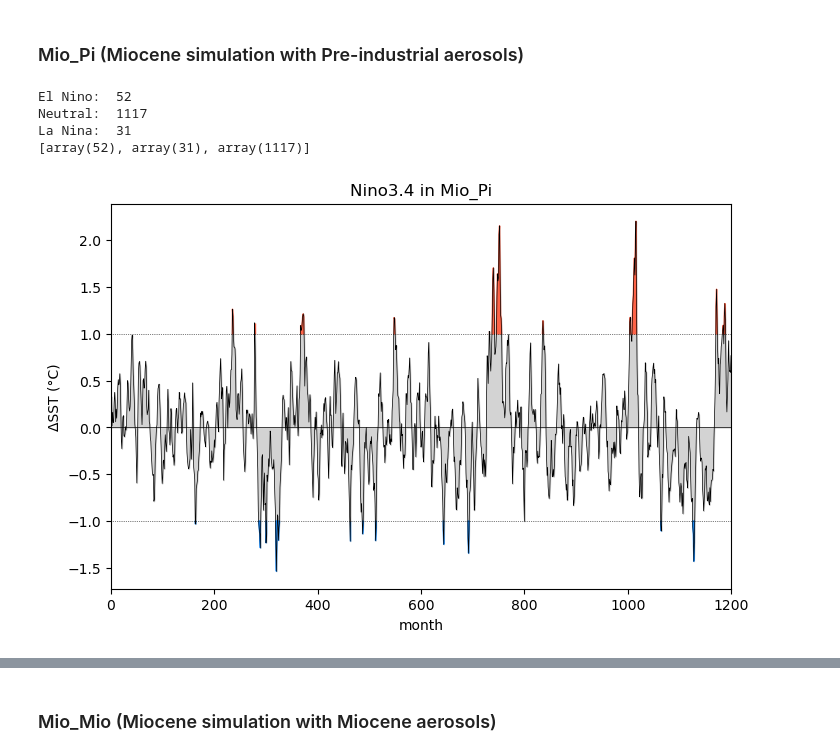
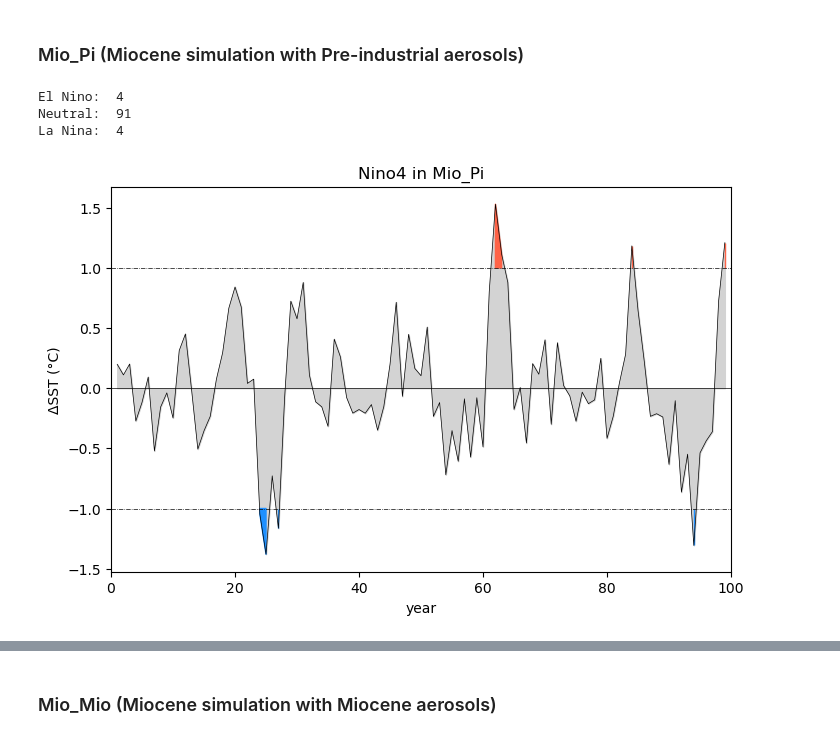
Before and after one commit to ChenPoJu/clim680, a Jupyter notebook: Assignment3/plot_3_composite.ipynb, the cells around one changed output, grey strips where cells are left out. Cells and saved outputs as stored; diff of their text form; code cells hidden in the pictures.

```diff
--- a/Assignment3/plot_3_composite.ipynb
+++ b/Assignment3/plot_3_composite.ipynb
@@ -113,0 +322,6 @@ Nino3_Mio = ts_Nino3_Mio.weighted(weights).mean(dim=['lon','lat'])
+# %%
+lon_min = 160
+lon_max = 210
+
+ts_Nino4_Pi = ts_Pi_anom.sel(lat=slice(-5, 5), lon=slice(lon_min, lon_max))
+ts_Nino4_Mio = ts_Mio_anom.sel(lat=slice(-5, 5), lon=slice(lon_min, lon_max))
@@ -114 +482,11 @@ Nino3_Mio = ts_Nino3_Mio.weighted(weights).mean(dim=['lon','lat'])
+# %%
+Nino4_Pi_djf = np.squeeze(Nino4_Pi_djf, axis=0)
+Nino4_Pi_djf2 = xr.DataArray(data=Nino4_Pi_djf,
+                             dims=['time'],
+                             coords=[np.arange(1,100)])
+
+Nino4_Mio_djf = np.squeeze(Nino4_Mio_djf, axis=0)
+Nino4_Mio_djf2 = xr.DataArray(data=Nino4_Mio_djf,
+                              dims=['time'],
+                              coords=[np.arange(1,100)])
 # %%
@@ -137,48 +515,44 @@ plt.show()
 # %% [markdown]
 ### Mio_Pi (Miocene simulation with Pre-industrial aerosols)
 # %%
-# --- Mio_PI: (Nino3 index) ---
-
-elnino_Pi = Nino3_Pi.where(Nino3_Pi>=1)
-lanina_Pi = Nino3_Pi.where(Nino3_Pi<=-1)
-neutral_Pi = Nino3_Pi.where(np.logical_and(Nino3_Pi>-1, Nino3_Pi<1))
+# --- Mio_PI: (Nino4 index) ---
+elnino_Pi = Nino4_Pi_djf2.where(Nino4_Pi_djf2>=1)
+lanina_Pi = Nino4_Pi_djf2.where(Nino4_Pi_djf2<=-1)
+neutral_Pi = Nino4_Pi_djf2.where(np.logical_and(Nino4_Pi_djf2>-1, Nino4_Pi_djf2<1))
 
 print('El Nino: ', elnino_Pi.count(dim='time').values)
 print('Neutral: ', neutral_Pi.count(dim='time').values)
 print('La Nina: ', lanina_Pi.count(dim='time').values)
 
 counts_Pi=[elnino_Pi.count(dim='time').values,
         lanina_Pi.count(dim='time').values,
         neutral_Pi.count(dim='time').values]
-print(counts_Pi)
-
 
 # Create the plot
 fig, ax2 = plt.subplots()
 fig.set_size_inches(8,5)
 
-ax2.set_xlabel('month')
+ax2.set_xlabel('year')
 ax2.set_ylabel('ΔSST (°C)')
-ax2.plot(np.arange(1,1201,1), Nino3_Pi, color='k', linewidth=0.5)
-plt.fill_between(np.arange(1,1201,1), Nino3_Pi, color='lightgrey')
-plt.fill_between(np.arange(1,1201,1), elnino_Pi, y2=1.0, color='tomato')
-plt.fill_between(np.arange(1,1201,1), lanina_Pi, y2=-1.0, color='dodgerblue')
+ax2.plot(np.arange(1,100,1), Nino4_Pi_djf2, color='k', linewidth=0.5)
+plt.fill_between(np.arange(1,100,1), Nino4_Pi_djf2, color='lightgrey')
+plt.fill_between(np.arange(1,100,1), elnino_Pi, y2=1.0, color='tomato')
+plt.fill_between(np.arange(1,100,1), lanina_Pi, y2=-1.0, color='dodgerblue')
 
-plt.title('Nino3.4 in Mio_Pi')
-plt.xlim(0, 1200)
+plt.title('Nino4 in Mio_Pi')
+plt.xlim(0, 100)
 
 plt.axhline(0, color='black', linewidth=0.5)
-plt.axhline(1, color='black', linewidth=0.5, linestyle='dotted')
-plt.axhline(-1, color='black', linewidth=0.5, linestyle='dotted')
+plt.axhline(1, color='black', linewidth=0.5, linestyle='-.')
+plt.axhline(-1, color='black', linewidth=0.5, linestyle='-.')
 
 # Show the plot
 plt.show()
 # %% [output]
-El Nino:  52
-Neutral:  1117
-La Nina:  31
-[array(52), array(31), array(1117)]
+El Nino:  4
+Neutral:  91
+La Nina:  4
-[figure, old version]
+[figure, new version]
 # %%
 # --- (var.): precipitation ---
 
```
Also changed, not shown: parts of 35 cells of this notebook.
